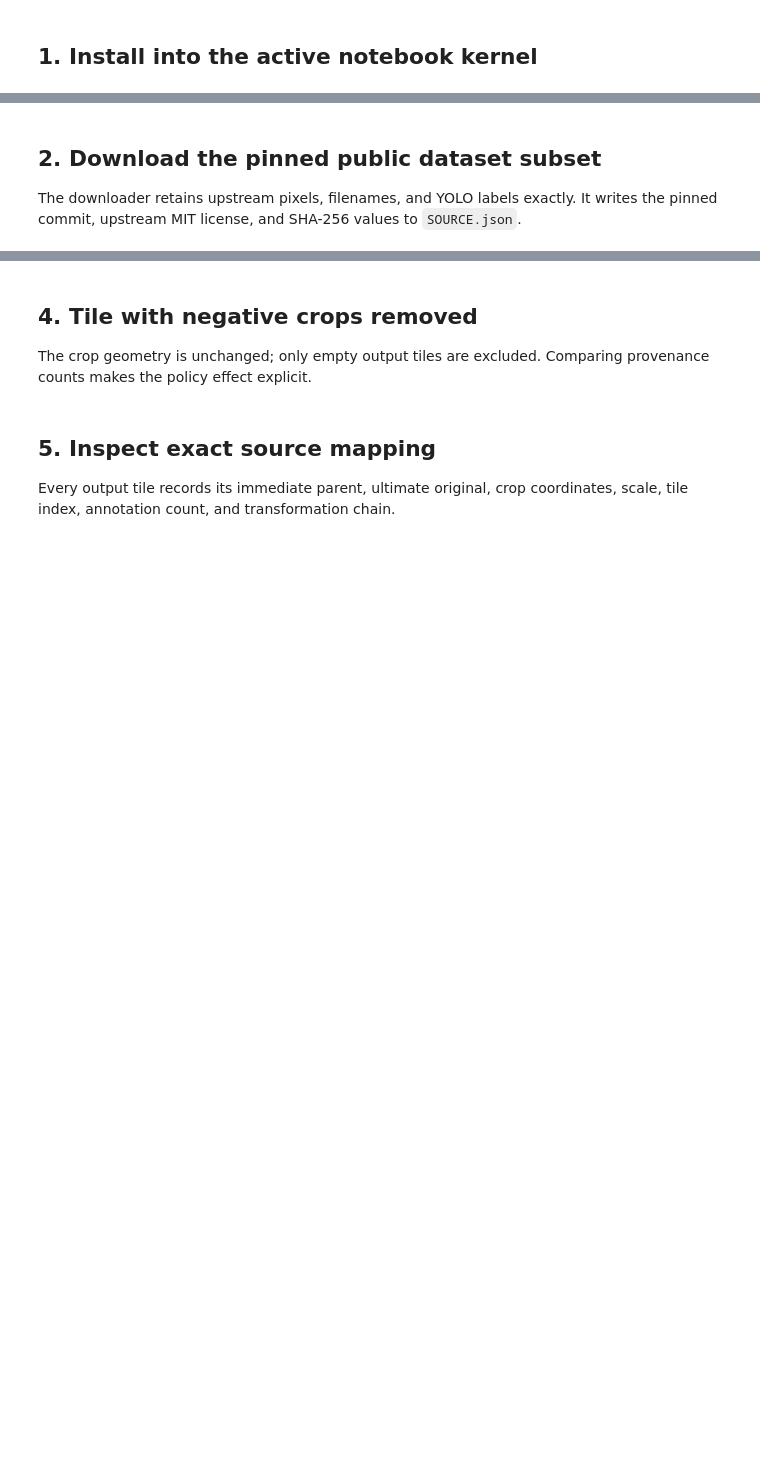
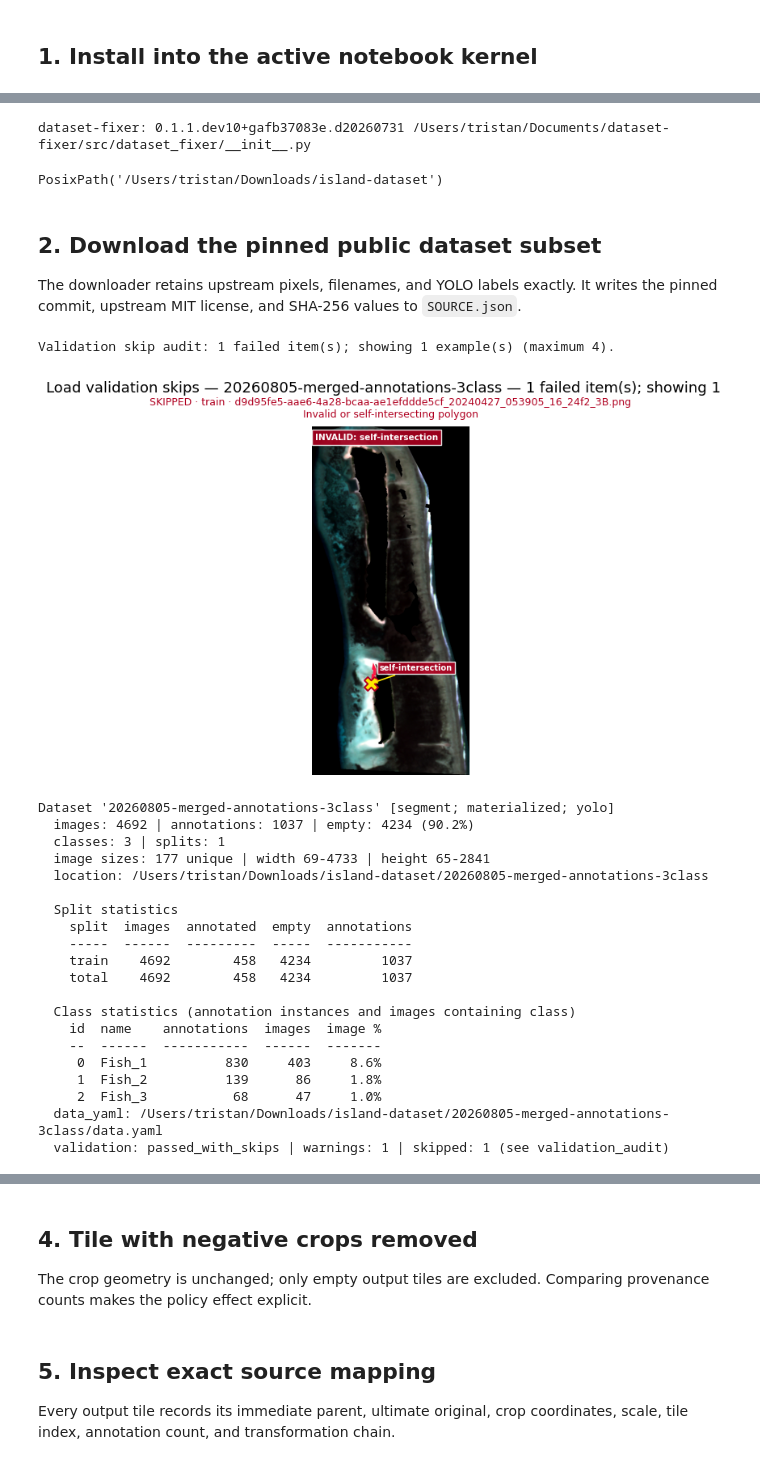
Before and after one commit to mooch443/dataset-fixer, a Jupyter notebook: notebooks/02_task_aware_tiling.ipynb, the cells around one changed output, grey strips where cells are left out. Cells and saved outputs as stored; diff of their text form; code cells hidden in the pictures; blank space fills up the shorter version.

```diff
--- a/notebooks/02_task_aware_tiling.ipynb
+++ b/notebooks/02_task_aware_tiling.ipynb
@@ -13,10 +260,12 @@ The example uses official images and YOLO labels from the public [SAWIT dataset]
 # %%
-%pip install -q "git+https://github.com/mooch443/dataset-fixer.git"
-
 import tempfile
 from pathlib import Path
 
 import dataset_fixer
 print('dataset-fixer:', dataset_fixer.__version__, dataset_fixer.__file__)
-WORK_ROOT = Path('/content') if Path('/content').is_dir() else Path(tempfile.gettempdir()) / 'dataset-fixer-notebooks'
+WORK_ROOT = Path('/Users/tristan/Downloads/island-dataset')#Path('/content') if Path('/content').is_dir() else Path(tempfile.gettempdir()) / 'dataset-fixer-notebooks'
 WORK_ROOT.mkdir(parents=True, exist_ok=True)
+WORK_ROOT
+# %% [output]
+dataset-fixer: 0.1.1.dev10+gafb37083e.d20260731 /Users/tristan/Documents/dataset-fixer/src/dataset_fixer/__init__.py
+PosixPath('/Users/tristan/Downloads/island-dataset')
@@ -35,0 +293,32 @@ dataset.visualize(split='val', n=6, seed=42, columns=3)
+# %%
+%matplotlib inline
+
+from dataset_fixer import Dataset
+from dataset_fixer import Task
+#dataset = Dataset.open("/Users/tristan/Downloads/Merged_Annotations", task=Task.SEGMENT, errors='skip')
+#dataset = Dataset.open("/Users/tristan/Downloads/island-dataset/20260804-all-annotations", task=Task.SEGMENT, errors='skip')
+dataset = Dataset.open("/Users/tristan/Downloads/island-dataset/20260805-merged-annotations-3class", task=Task.SEGMENT, errors='skip')
+print(dataset)
+# %% [output]
+Validation skip audit: 1 failed item(s); showing 1 example(s) (maximum 4).
+[figure, added]
+Dataset '20260805-merged-annotations-3class' [segment; materialized; yolo]
+  images: 4692 | annotations: 1037 | empty: 4234 (90.2%)
+  classes: 3 | splits: 1
+  image sizes: 177 unique | width 69-4733 | height 65-2841
+  location: /Users/tristan/Downloads/island-dataset/20260805-merged-annotations-3class
+
+  Split statistics
+    split  images  annotated  empty  annotations
+    -----  ------  ---------  -----  -----------
+    train    4692        458   4234         1037
+    total    4692        458   4234         1037
+
+  Class statistics (annotation instances and images containing class)
+    id  name    annotations  images  image %
+    --  ------  -----------  ------  -------
+     0  Fish_1          830     403     8.6%
+     1  Fish_2          139      86     1.8%
+     2  Fish_3           68      47     1.0%
+  data_yaml: /Users/tristan/Downloads/island-dataset/20260805-merged-annotations-3class/data.yaml
+  validation: passed_with_skips | warnings: 1 | skipped: 1 (see validation_audit)
```
Also changed, not shown: parts of 20 cells of this notebook, 7 other files.
